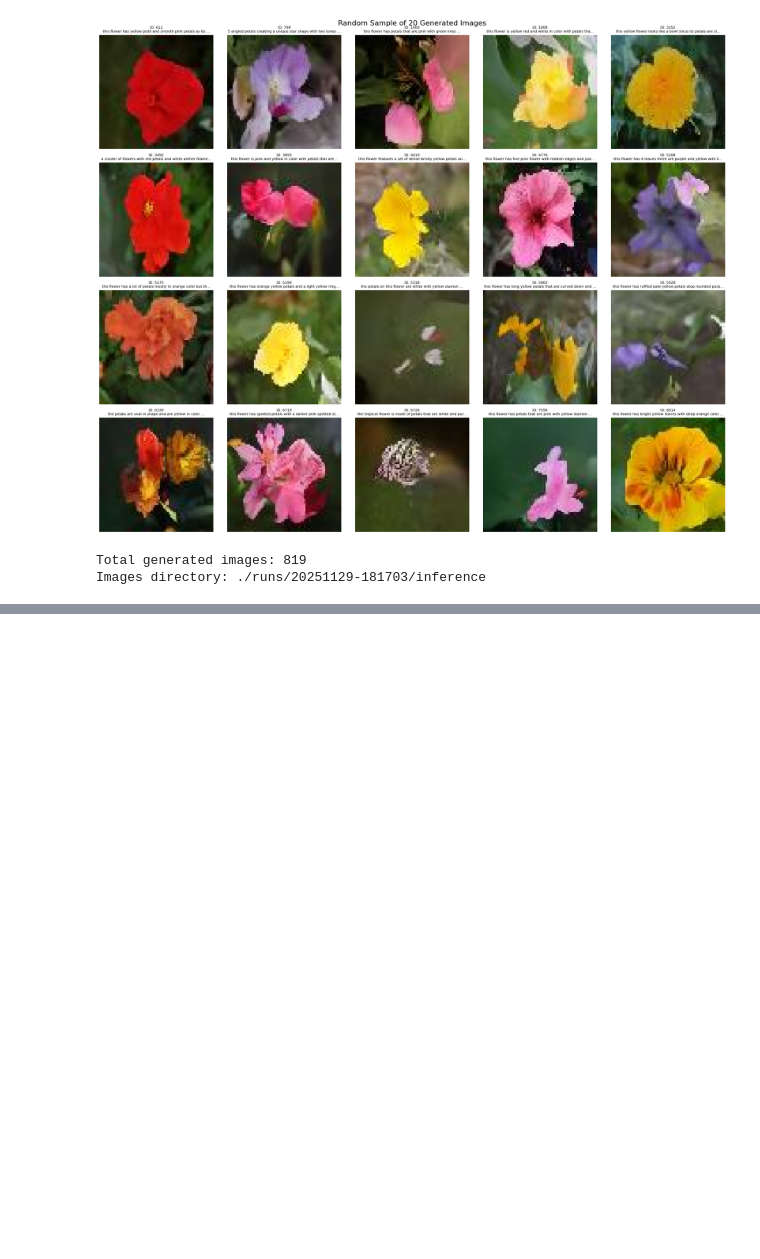
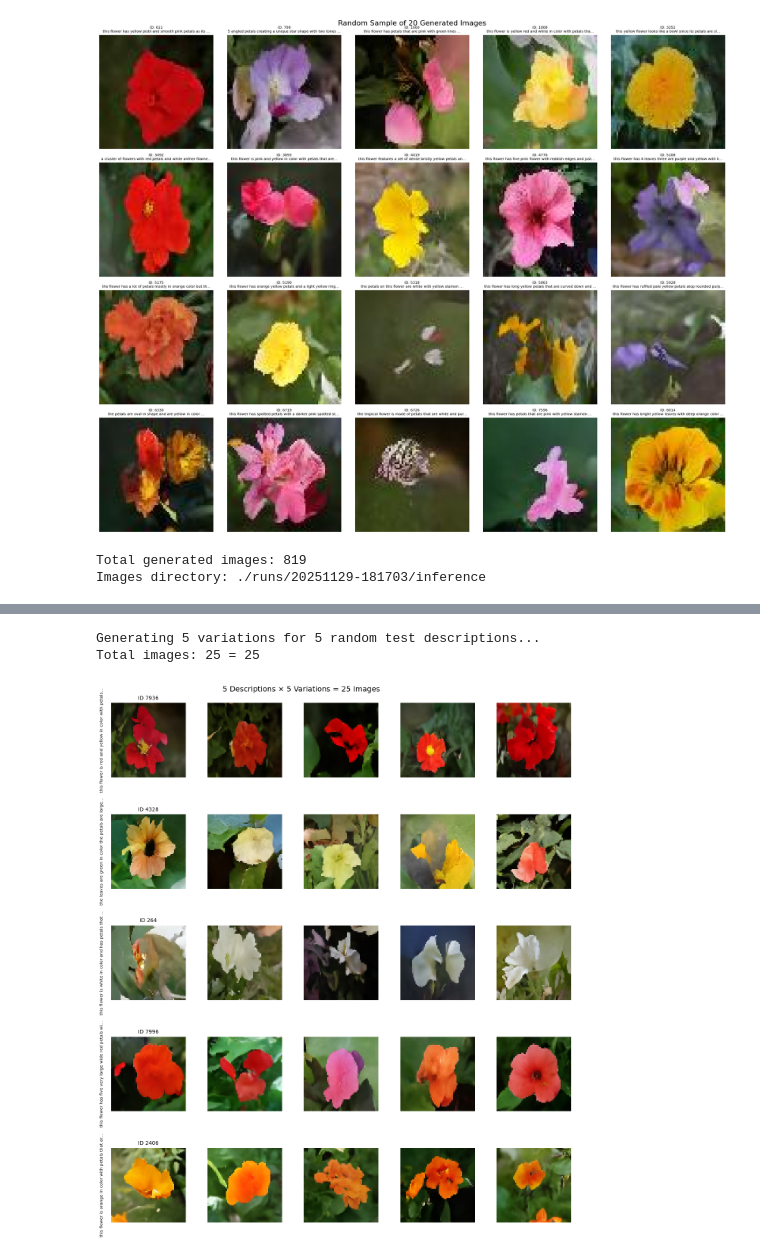
Before and after one commit to Windmill10/DL_comp3, a Jupyter notebook: DDIM_clip.ipynb, the cells around one changed output, grey strips where cells are left out. Cells and saved outputs as stored; diff of their text form; code cells hidden in the pictures; blank space fills up the shorter version.

Commit message:
add images that report need

```diff
--- a/DDIM_clip.ipynb
+++ b/DDIM_clip.ipynb
@@ -58,5 +58,5 @@
 # drive.mount('/content/drive')
 # %%
 # BASE_PATH = '/content/drive/MyDrive/DL_datasets/Comp3/'
-BASE_PATH = '.'
+BASE_PATH = './DL_comp3/'
 # %%
@@ -1133,7 +1120,7 @@ TensorFlow and JAX classes are deprecated and will be removed in Transformers v5
 <h2 id="Training">Training<a class="anchor-link" href="#Training">¶</a></h2>
 # %%
 # pre-compute embeddings for the entire dataset
-img_files, embeddings = compute_embeddings(text_encoder, data_path + '/text2ImgData.pkl', caption_cnt=2)
+img_files, embeddings = compute_embeddings(text_encoder, data_path + '/text2ImgData.pkl', caption_cnt=1)
 image_cache = training_data_generator(img_files)
 
 # Create Dataset
@@ -1608,0 +1614,61 @@ Images directory: ./runs/20251129-181703/inference
+# %%
+test_data = pd.read_pickle(BASE_PATH + '/dataset/testData.pkl')
+test_captions_ids = test_data['Captions'].values
+test_ids = test_data['ID'].values
+
+num_samples = 5
+num_variations = 5
+# np.random.seed(42) # Uncomment for fixed samples
+sample_indices = np.random.choice(len(test_data), size=num_samples, replace=False)
+
+print(f"\nGenerating {num_variations} variations for {num_samples} random test descriptions...")
+print(f"Total images: {num_samples * num_variations} = 25")
+
+fig, axes = plt.subplots(num_samples, num_variations, figsize=(15, 15))
+
+for i, idx in enumerate(sample_indices):
+    # Decode caption (convert IDs to text)
+    caption_ids = test_captions_ids[idx]
+    words = [id2word_dict[str(word_id)] for word_id in caption_ids if id2word_dict[str(word_id)] != '<PAD>']
+    text = ' '.join(words)
+
+    # Tokenize and Encode
+    encoded = preprocess_text_clip([text], max_length=64)
+    input_ids = encoded['input_ids']
+    attention_mask = encoded['attention_mask']
+
+    # Get embedding [1, seq_len, 512]
+    embedding = text_encoder(input_ids, attention_mask=attention_mask, training=False)
+
+    # Tile embedding 5 times [5, seq_len, 512] to generate 5 images for the SAME text
+    tiled_embeddings = tf.tile(embedding, [num_variations, 1, 1])
+
+    # Generate 5 images (DDIM uses random noise internally for each image in batch)
+    generated_images = model.generate(
+        num_images=num_variations,
+        text_embeddings=tiled_embeddings
+    )
+
+    # Plot each variation
+    for j in range(num_variations):
+        axes[i, j].imshow(generated_images[j])
+        axes[i, j].axis("off")
+
+        # Add caption to the first image of each row
+        if j == 0:
+            display_text = text if len(text) < 50 else text[:50] + "..."
+            axes[i, j].set_title(f"ID {test_ids[idx]}", fontsize=10)
+            # Add text on the left side
+            axes[i, j].text(-0.1, 0.5, display_text, fontsize=8,
+                           transform=axes[i, j].transAxes,
+                           rotation=90, verticalalignment='center',
+                           horizontalalignment='right')
+
+plt.suptitle(f'{num_samples} Descriptions × {num_variations} Variations = 25 Images', fontsize=14)
+plt.tight_layout()
+plt.subplots_adjust(left=0.15, top=0.95)
+plt.show()
+# %% [output]
+Generating 5 variations for 5 random test descriptions...
+Total images: 25 = 25
+[figure, added]
```
Also changed, not shown: parts of 7 cells of this notebook.
